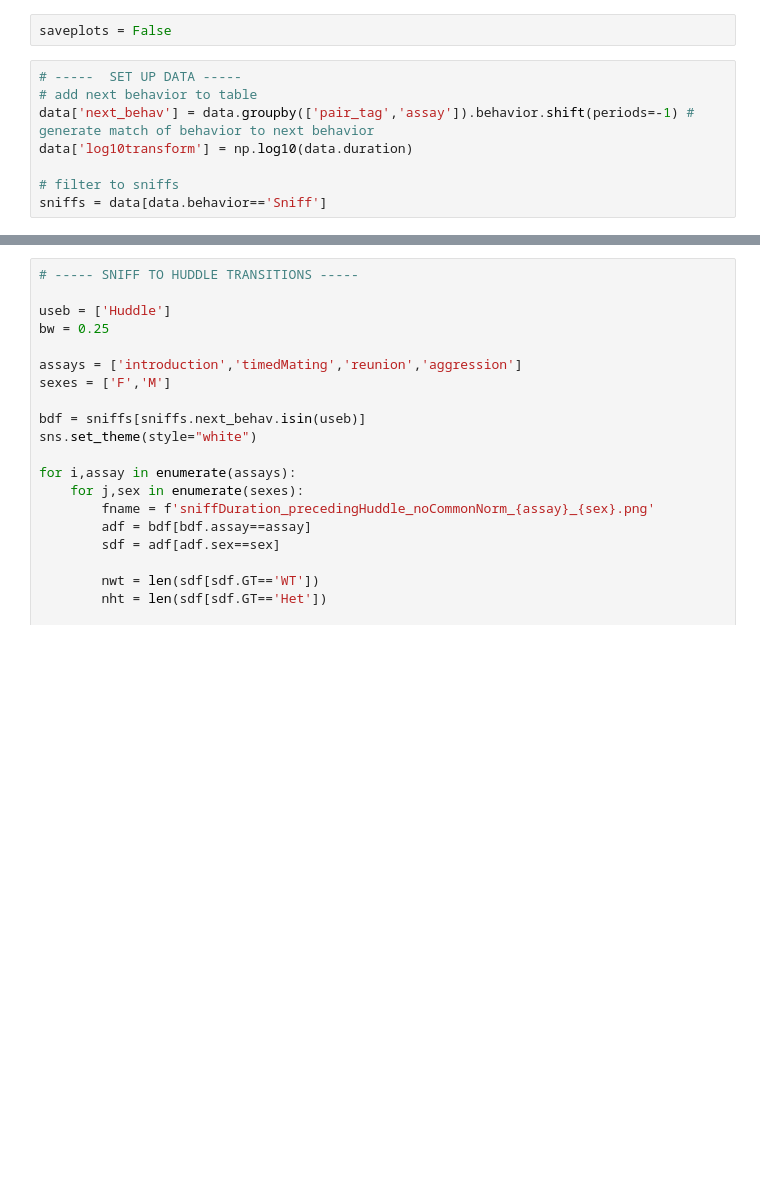
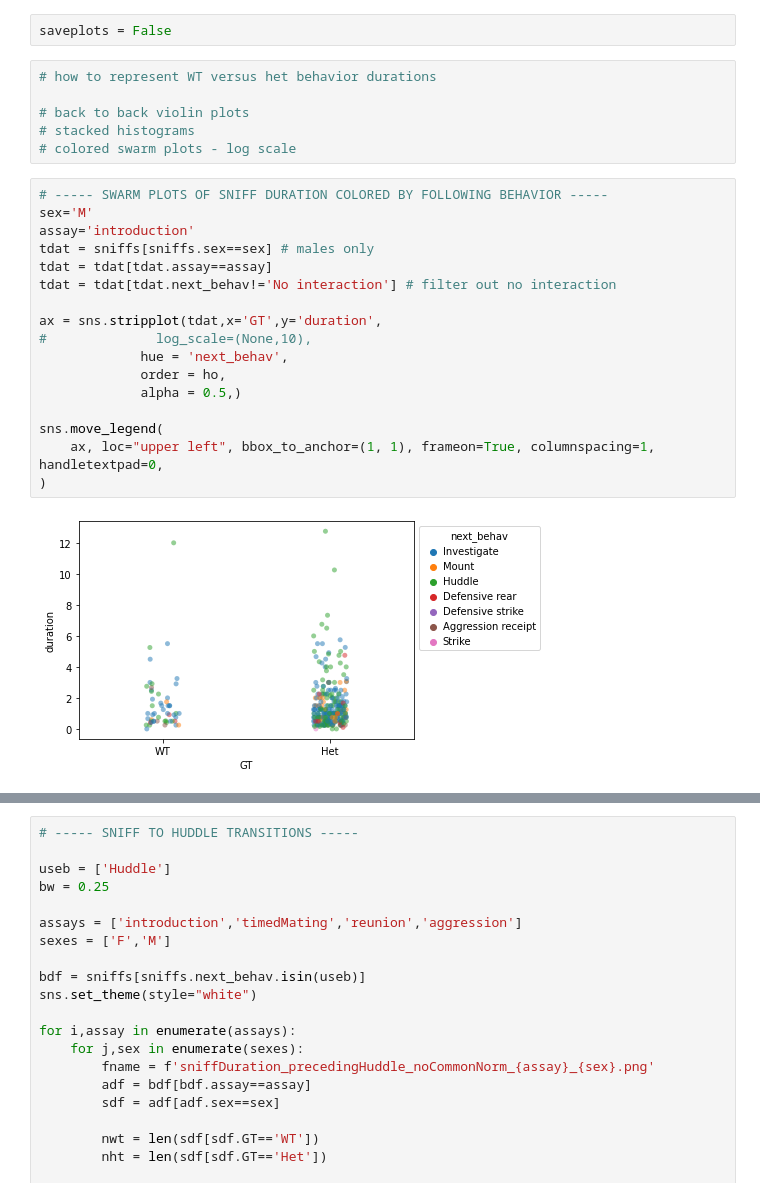
Before and after one commit to nhoglen/scn2a-paper-GWJSNH-code, a Jupyter notebook: 20240917_scratch_sniffDurationByFollowingBehavior.ipynb, the cells around one changed output, grey strips where cells are left out. Drawn from its saved outputs; the diff is of its cells as text; blank space fills up the shorter version.

```diff
--- a/20240917_scratch_sniffDurationByFollowingBehavior.ipynb
+++ b/20240917_scratch_sniffDurationByFollowingBehavior.ipynb
@@ -101,11 +107,28 @@ sns.kdeplot(data=tdf[tdf.next_behav=='No interaction'],x='duration',bw_adjust=.5
 [figure]
 # %%
 saveplots = False
-# %%
-# -----  SET UP DATA -----
-# add next behavior to table
-data['next_behav'] = data.groupby(['pair_tag','assay']).behavior.shift(periods=-1) # generate match of behavior to next behavior
-data['log10transform'] = np.log10(data.duration)
-
-# filter to sniffs
-sniffs = data[data.behavior=='Sniff']
+# %%
+# how to represent WT versus het behavior durations
+
+# back to back violin plots
+# stacked histograms
+# colored swarm plots - log scale
+# %%
+# ----- SWARM PLOTS OF SNIFF DURATION COLORED BY FOLLOWING BEHAVIOR -----
+sex='M'
+assay='introduction'
+tdat = sniffs[sniffs.sex==sex] # males only
+tdat = tdat[tdat.assay==assay]
+tdat = tdat[tdat.next_behav!='No interaction'] # filter out no interaction
+
+ax = sns.stripplot(tdat,x='GT',y='duration',
+#              log_scale=(None,10),
+             hue = 'next_behav',
+             order = ho,
+             alpha = 0.5,)
+
+sns.move_legend(
+    ax, loc="upper left", bbox_to_anchor=(1, 1), frameon=True, columnspacing=1, handletextpad=0,
+)
+# %% [output]
+[figure, added]
```
Also changed, not shown: parts of 6 cells of this notebook.
